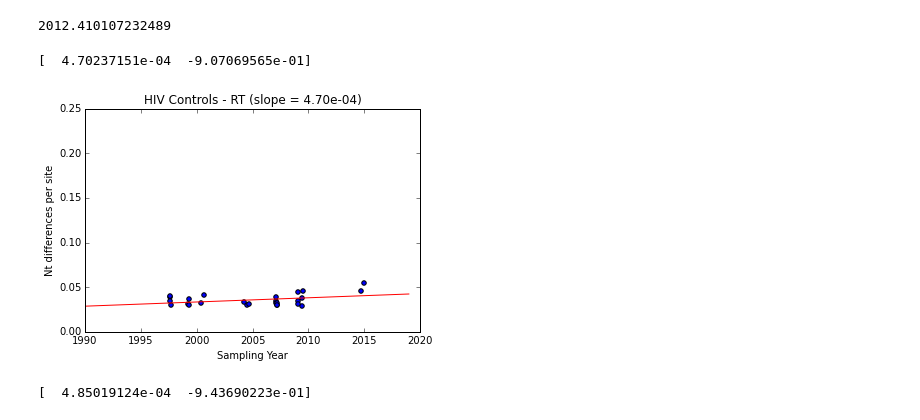
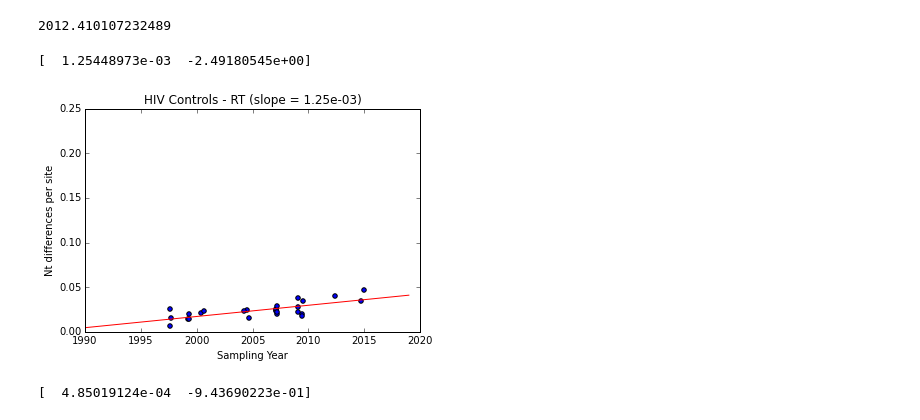
Before and after one commit to blab/roka, a Jupyter notebook: HIV_data/control_only/NtDiff_Dates_RokaControls.ipynb, the cells around one changed output. Saved outputs shown, nothing was run; the diff lists cells and outputs as text; code cells hidden in the pictures.

Commit message:
add additional raw clock plots

```diff
--- a/HIV_data/control_only/NtDiff_Dates_RokaControls.ipynb
+++ b/HIV_data/control_only/NtDiff_Dates_RokaControls.ipynb
@@ -126,11 +126,11 @@ prot_infile.close()
 for key in prot_seq_dict.keys():
     prot_ntdiff_dict[key]['seq'] = prot_seq_dict[key].seq.upper()
 # %%
-prot_reference_seq = prot_ntdiff_dict['R0222042|2007-02-22|prot']['seq']
+prot_reference_seq = prot_ntdiff_dict['H0725135|1997-07-25|prot']['seq']
 #print len(prot_ntdiff_dict['R0222042|2007-02-22|prot']['seq'])
 
 for key in prot_ntdiff_dict.keys():
-    if key == 'R0222042|2007-02-22|prot':
+    if key == 'H0725135|1997-07-25|prot':
         prot_ntdiff_dict[key]['diff_per_site'] = 'Reference'
     else:
         comp_seq = prot_ntdiff_dict[key]['seq']
@@ -151,7 +151,7 @@ for key in prot_ntdiff_dict.keys():
 prot_dates_list = []
 prot_nt_diffs_list = []
 for key in prot_ntdiff_dict.keys():
-    if key == 'R0222042|2007-02-22|prot':
+    if key == 'H0725135|1997-07-25|prot':
         continue #this is the reference
     else:
         prot_dates_list.append(float(prot_ntdiff_dict[key]['date']))
@@ -241,46 +241,46 @@ print RT_ntdiff_dict['W0530014|2012-05-30|RT']['date']
 # %% [output]
 2012.410107232489
 # %%
-RT_reference_seq = RT_ntdiff_dict['W0530014|2012-05-30|RT']['seq']
+RT_reference_seq = RT_ntdiff_dict['H0725135|1997-07-25|RT']['seq']
 
 for key in RT_ntdiff_dict.keys():
-    if key == 'W0530014|2012-05-30|RT':
+    if key == 'H0725135|1997-07-25|RT':
         RT_ntdiff_dict[key]['diff_per_site'] = 'Reference'
     else:
         comp_seq = RT_ntdiff_dict[key]['seq']
         nt_diffs = count_nt_diffs(RT_reference_seq, comp_seq)
         RT_ntdiff_dict[key]['nt_diffs'] = nt_diffs
         nt_diff_per_site = (float(nt_diffs)/float(len(comp_seq)))
         RT_ntdiff_dict[key]['diff_per_site'] = nt_diff_per_site
 
 RT_dates_list = []
 RT_nt_diffs_list = []
 for key in RT_ntdiff_dict.keys():
-    if key == 'W0530014|2012-05-30|RT':
+    if key == 'H0725135|1997-07-25|RT':
         continue #this is the reference
     else:
         RT_dates_list.append(float(RT_ntdiff_dict[key]['date']))
         RT_nt_diffs_list.append(float(RT_ntdiff_dict[key]['diff_per_site']))
 
 RT_linear_line_fit = np.polyfit(RT_dates_list, RT_nt_diffs_list, deg=1)#1-degree ploynomial is a linear line
 print RT_linear_line_fit
 #returns a list where [0] is slope and [1] is the y-intercept
 
 fig, ax = plt.subplots()
 plotting_years = range(1990,2020)
 
 ax.plot(plotting_years, (RT_linear_line_fit[0] * np.array(plotting_years) + RT_linear_line_fit[1]), color='red')
 ax.scatter(RT_dates_list, RT_nt_diffs_list)
 ax.axis([1990,2020,0,0.25])
 plt.xlabel("Sampling Year")
 plt.ylabel("Nt differences per site")
-plt.title('HIV Controls - RT (slope = 4.70e-04)')
+plt.title('HIV Controls - RT (slope = 1.25e-03)')
 
-plt.savefig("RT_clockplot_W0530014_OUT.pdf")
-plt.savefig("RT_clockplot_W0530014_OUT.png")
+plt.savefig("RT_clockplot_H0725135_OUT.pdf")
+plt.savefig("RT_clockplot_H0725135_OUT.png")
 # %% [output]
-[  4.70237151e-04  -9.07069565e-01]
+[  1.25448973e-03  -2.49180545e+00]
-[figure, old version]
+[figure, new version]
 # %%
 #RT SENSITIVITY ANALYSIS
 RT_reference_seq = RT_ntdiff_dict['R0222042|2007-02-22|RT']['seq']
```
Also changed, not shown: parts of 2 cells of this notebook, 4 other files.
